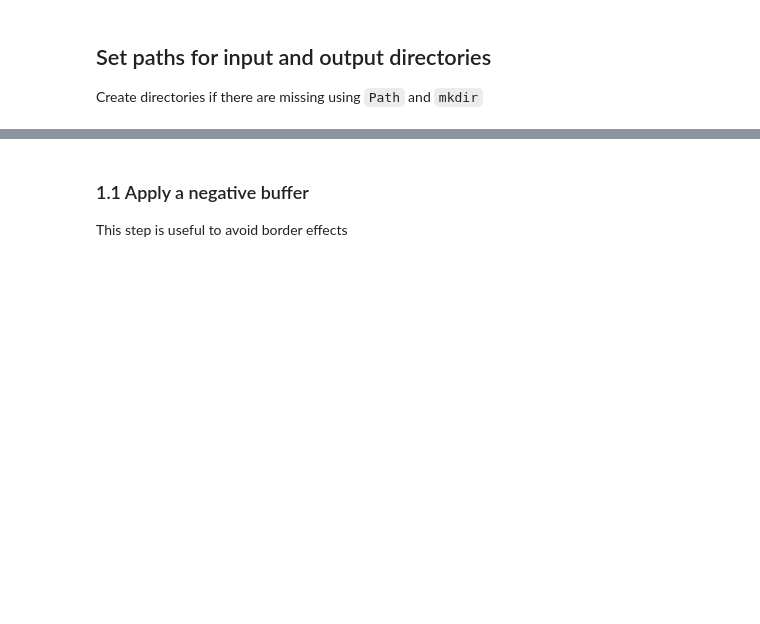
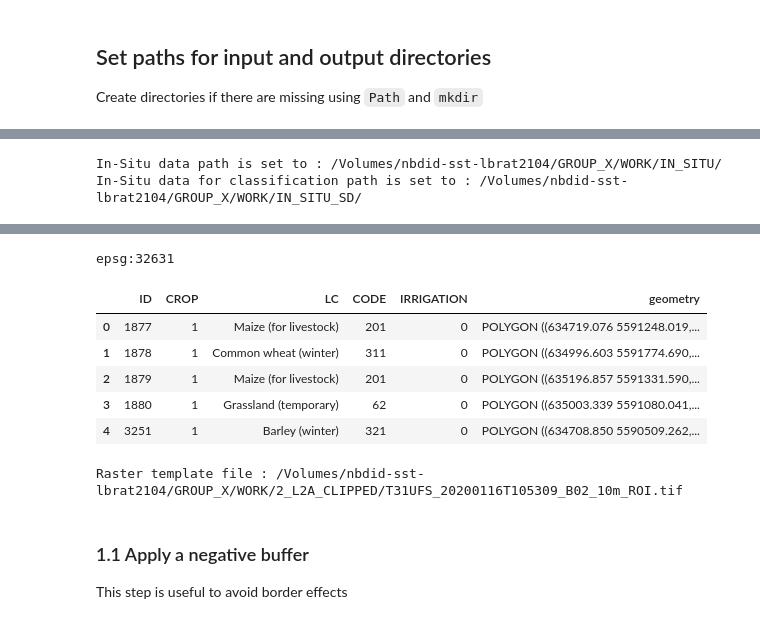
Before and after one commit to nicolasdeffense/eo-toolbox, a Jupyter notebook: notebooks/in_situ_sampling_design.ipynb, the cells around one changed output, grey strips where cells are left out. Drawn from its saved outputs; the diff is of its cells as text; code cells hidden in the pictures; blank space fills up the shorter version.

Commit message:
update classif

```diff
--- a/notebooks/in_situ_sampling_design.ipynb
+++ b/notebooks/in_situ_sampling_design.ipynb
@@ -50,3 +26,32 @@ Output path are set to       : /Users/Nicolas/OneDrive - UCL/LBRAT2104/Output/
+# %%
+#computer_path = 'X:/'
+computer_path = '/Volumes/nbdid-sst-lbrat2104/'
+grp_letter    = 'X'
+
+# Directory for all work files
+work_path = f'{computer_path}GROUP_{grp_letter}/WORK/'
+
+# ----- #
+# INPUT #
+# ----- #
+
+clipped_path = f'{work_path}2_L2A_CLIPPED/'
+in_situ_path = f'{work_path}IN_SITU/'
+
+# ------ #
+# OUTPUT #
+# ------ #
+
+in_situ_SD_path = f'{work_path}IN_SITU_SD/'
+
+Path(in_situ_SD_path).mkdir(parents=True, exist_ok=True)
+
+
+print(f'In-Situ data path is set to : {in_situ_path}')
+print(f'In-Situ data for classification path is set to : {in_situ_SD_path}')
+# %% [output]
+In-Situ data path is set to : /Volumes/nbdid-sst-lbrat2104/GROUP_X/WORK/IN_SITU/
+In-Situ data for classification path is set to : /Volumes/nbdid-sst-lbrat2104/GROUP_X/WORK/IN_SITU_SD/
 # %% [markdown]
 ## 1. Prepare in-situ dataset
 
@@ -54,19 +59,44 @@ Output path are set to       : /Users/Nicolas/OneDrive - UCL/LBRAT2104/Output/
 
 ### Set up filenames and parameters
 # %%
-# In-Situ datasets
-in_situ_shp = f'{vector_path}WALLONIA_2018_IN_SITU_ROI.shp'
+# In-Situ original dataset
+# ------------------------
+
+in_situ_name = 'WALLONIA_2018_IN_SITU_ROI'
+
+in_situ_shp       = f'{in_situ_path}{in_situ_name}.shp'
+in_situ_count_shp = f'{in_situ_SD_path}{in_situ_name}_pixCount.shp'
+
 
 gdf = gpd.read_file(in_situ_shp)
 
+epsg_code = gdf.crs
+
+print(epsg_code)
+
+display(gdf.head())
+
+
 # Raster template with no NaN (before applying SCL)
-img_temp_tif = f'{raster_path}IM_ROI/T31UFR_20200316T104709_B02_10m_ROI.tif'
+# -------------------------------------------------
 
+img_temp_tif = glob.glob(f'{clipped_path}*.tif')[0]
+
+print(f'Raster template file : {img_temp_tif}')
 
 # Parameters
 # ----------
 
 buf_size = -10
+# %% [output]
+epsg:32631
+|  | ID | CROP | LC | CODE | IRRIGATION | geometry |
+| 0 | 1877 | 1 | Maize (for livestock) | 201 | 0 | POLYGON ((634719.076 5591248.019,... |
+| 1 | 1878 | 1 | Common wheat (winter) | 311 | 0 | POLYGON ((634996.603 5591774.690,... |
+| 2 | 1879 | 1 | Maize (for livestock) | 201 | 0 | POLYGON ((635196.857 5591331.590,... |
+| 3 | 1880 | 1 | Grassland (temporary) | 62 | 0 | POLYGON ((635003.339 5591080.041,... |
+| 4 | 3251 | 1 | Barley (winter) | 321 | 0 | POLYGON ((634708.850 5590509.262,... |
+Raster template file : /Volumes/nbdid-sst-lbrat2104/GROUP_X/WORK/2_L2A_CLIPPED/T31UFS_20200116T105309_B02_10m_ROI.tif
 # %% [markdown]
 ### 1.1 Apply a negative buffer
 
```
Also changed, not shown: parts of 6 cells of this notebook, 17 other files.
